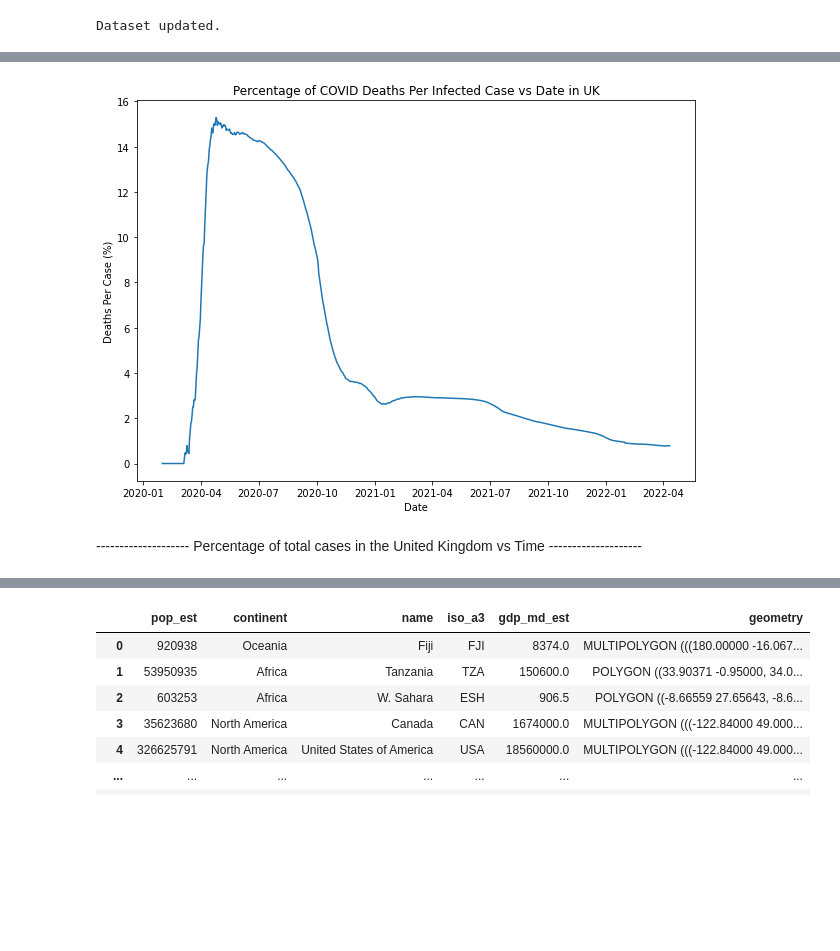
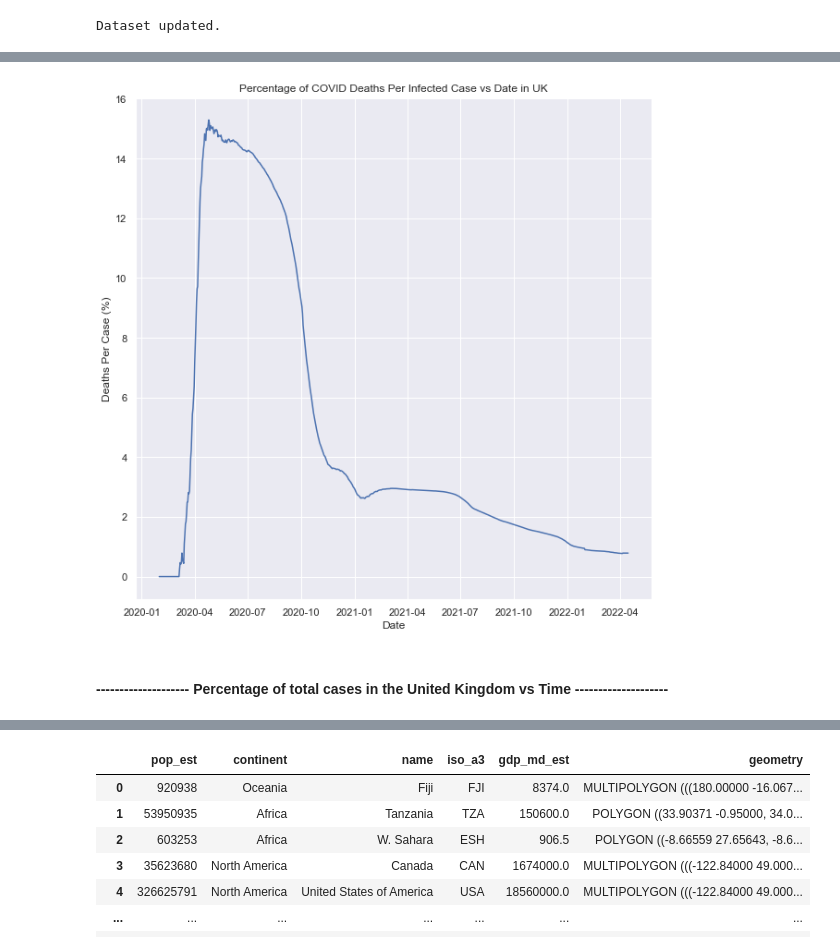
Before and after one commit to aaAbdulkadir/Full_Covid_Project_Analysis, a Jupyter notebook: CovidAutomationProject.ipynb, the cells around one changed output, grey strips where cells are left out. Drawn from its saved outputs; the diff is of its cells as text; code cells hidden in the pictures; blank space fills up the shorter version.

```diff
--- a/CovidAutomationProject.ipynb
+++ b/CovidAutomationProject.ipynb
@@ -171,26 +169,27 @@ first_analysis
 # %%
 # change x axis incrementation because it is too much: do this by changing string date to datetime
 first_analysis['date'] = pd.to_datetime(first_analysis['date'])
 
-# make plot bigger
-big = plt.figure()
-big.set_figwidth(10)
-big.set_figheight(7)
+# set seaborn theme
+sns.set_theme()
+
+# plot a bar chart
+plt.figure(figsize=(10,10))
 
 # labelling
 plt.title('Percentage of COVID Deaths Per Infected Case vs Date in UK')
 plt.xlabel('Date')
 plt.ylabel("Deaths Per Case (%)")
 
 # line graph
 plt.plot(first_analysis.date, first_analysis.deaths_per_cases)
 
 # show
 plt.show()
 # %% [output]
-[figure, old version]
+[figure, new version]
 # %% [markdown]
--------------------- Percentage of total cases in the United Kingdom vs Time --------------------
+#### -------------------- Percentage of total cases in the United Kingdom vs Time --------------------
 # %%
 # total cases per popualtion variable
 TotCasesPerPopPerc = (data['total_cases'] / data['population']) * 100
```
Also changed, not shown: parts of 64 cells of this notebook.
